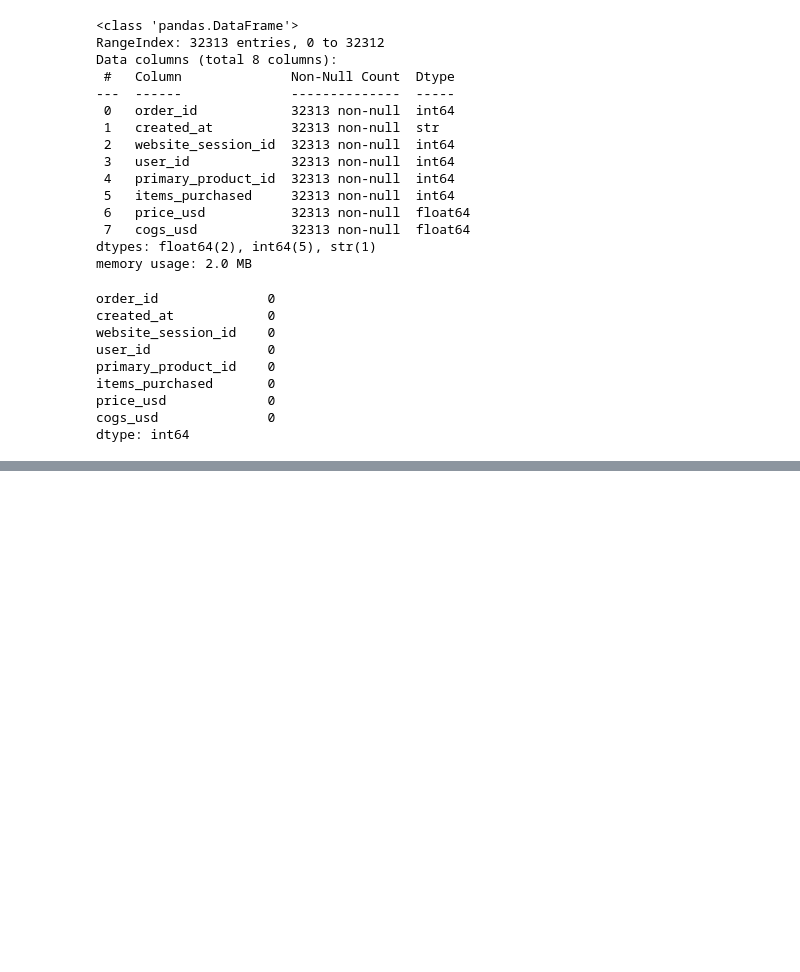
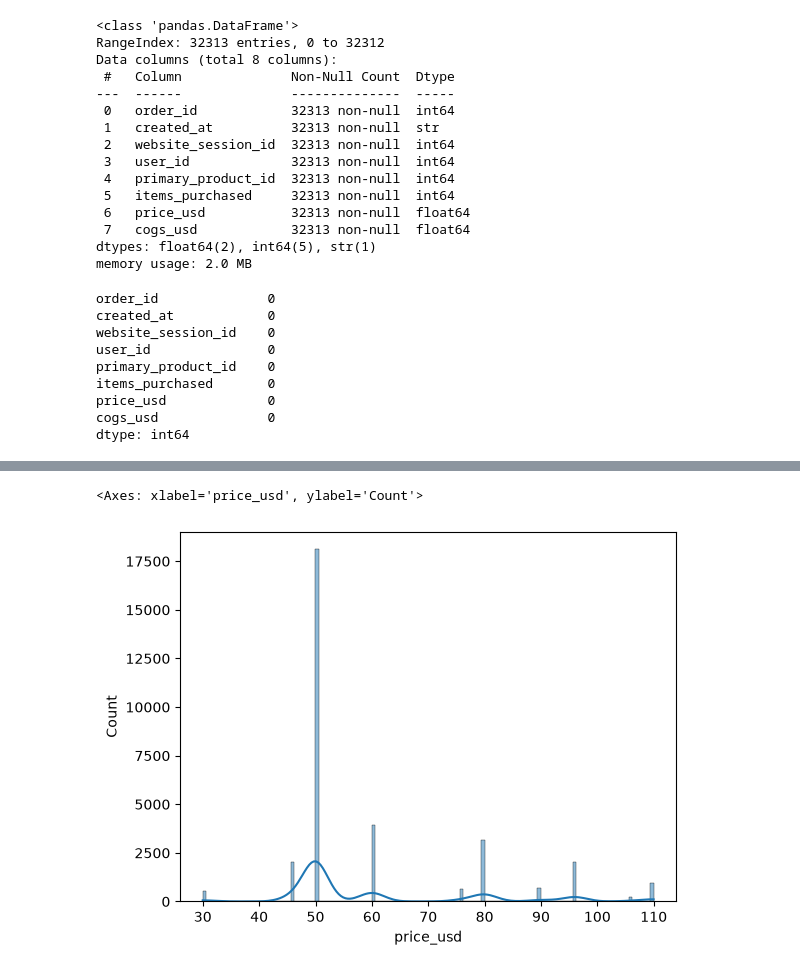
Before and after one commit to danielphilip12/ToyStoreEcommerce, a Jupyter notebook: notebook/01-eda.ipynb, the cells around one changed output, grey strips where cells are left out. Saved outputs shown, nothing was run; the diff lists cells and outputs as text; code cells hidden in the pictures; blank space fills up the shorter version.

Commit message:
Explored orders csv.

```diff
--- a/notebook/01-eda.ipynb
+++ b/notebook/01-eda.ipynb
@@ -41,3 +52,5 @@ items_purchased       0
 price_usd             0
 cogs_usd              0
 dtype: int64
+# %%
+df_orders['created_at'] = pd.to_datetime(df_orders['created_at'])
@@ -43,0 +176,5 @@ dtype: int64
+# %%
+sns.histplot(data=df_orders['price_usd'], kde=True)
+# %% [output]
+<Axes: xlabel='price_usd', ylabel='Count'>
+[figure, added]
```
Also changed, not shown: parts of 46 cells of this notebook.
